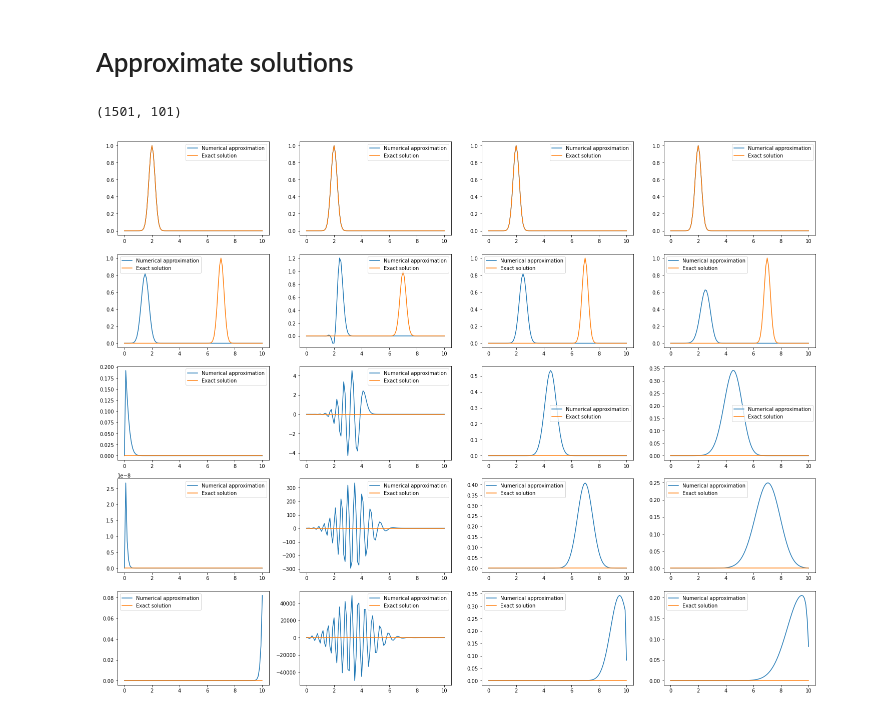
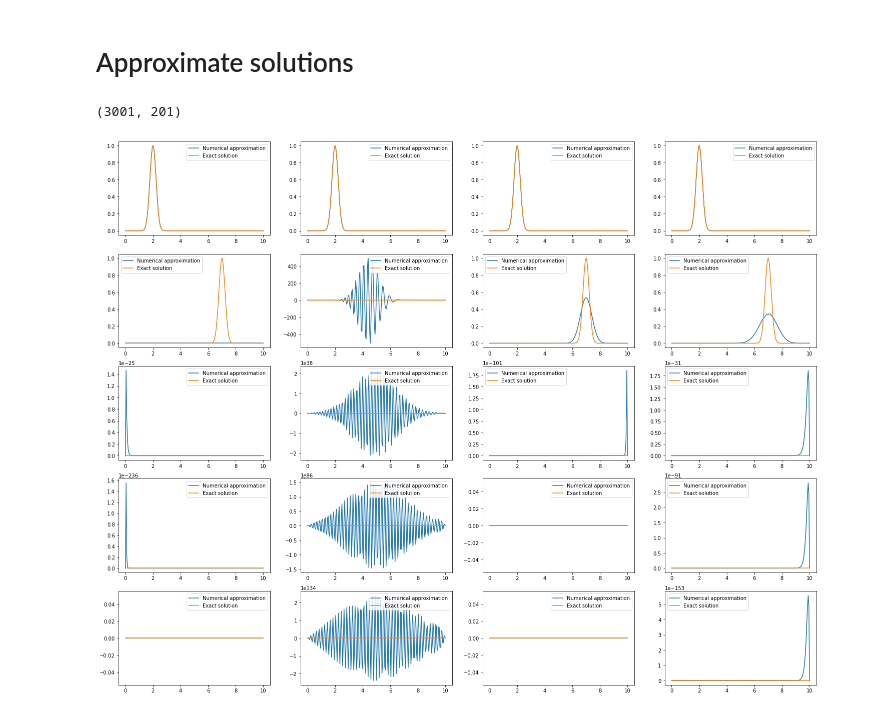
Before and after one commit to MoritzK177/NumericalSimulation, a Jupyter notebook: Programming_exercise_numsim.ipynb, the cells around one changed output. Drawn from its saved outputs; the diff is of its cells as text; code cells hidden in the pictures.

```diff
--- a/Programming_exercise_numsim.ipynb
+++ b/Programming_exercise_numsim.ipynb
@@ -73,8 +73,8 @@ def u_0(x):
 # %%
 T = 150 # maximum number of the time, here the max we should plot is 150
 omega_boundaries = (0,10)
-delta_t = 0.1
-delta_x = 0.1
+delta_t = 0.05
+delta_x = 0.05
 c = 0.5
 # %%
 #calculate the initial solution array which is the same for every scheme
@@ -102,7 +102,7 @@ def give_initial_solution(delta_x, delta_t, c):
 
 give_initial_solution(delta_x, delta_t, c).shape
 # %% [output]
-(1501, 101)
+(3001, 201)
 # %%
 # calculate the solution arrays
 def calculate_ftfs(delta_x, delta_t, c):
@@ -137,17 +137,17 @@ def calculate_lax(delta_x, delta_t, c):
 # %%
 fig, axes = plt.subplots(5, 4, figsize = (25,20))
 
 t_array = [0, 10, 50, 100, 150]
 xx = np.arange(omega_boundaries[0], omega_boundaries[1]+delta_x, delta_x)
 func_array = [calculate_ftfs, calculate_ftcs, calculate_upwind, calculate_lax]
 for i in range(5):
     for j in range(4):
         res = func_array[j](delta_x, delta_t, c)
         #print(np.isnan(res[t_array[i]]).any())
-        yy_num = res[t_array[i]]
+        yy_num = res[int(t_array[i]/delta_t)]
         yy_exact = u_0(xx - c*t_array[i])
         axes[i][j].plot(xx, yy_num, label="Numerical approximation")
         axes[i][j].plot(xx, yy_exact, label="Exact solution")
         axes[i,j].legend()
 # %% [output]
-[figure, old version]
+[figure, new version]
```
